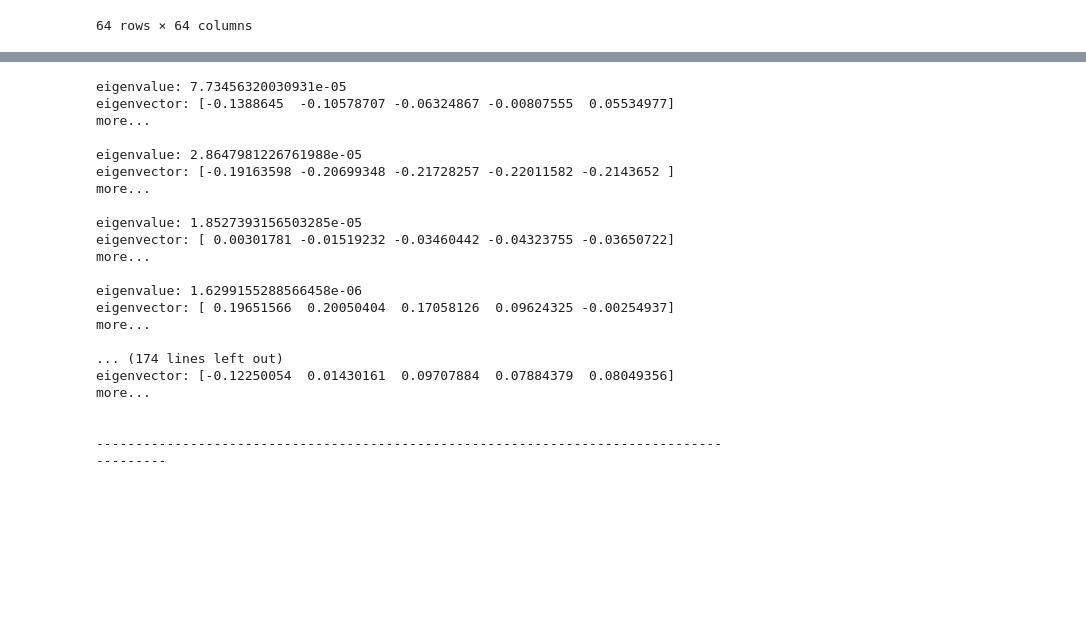
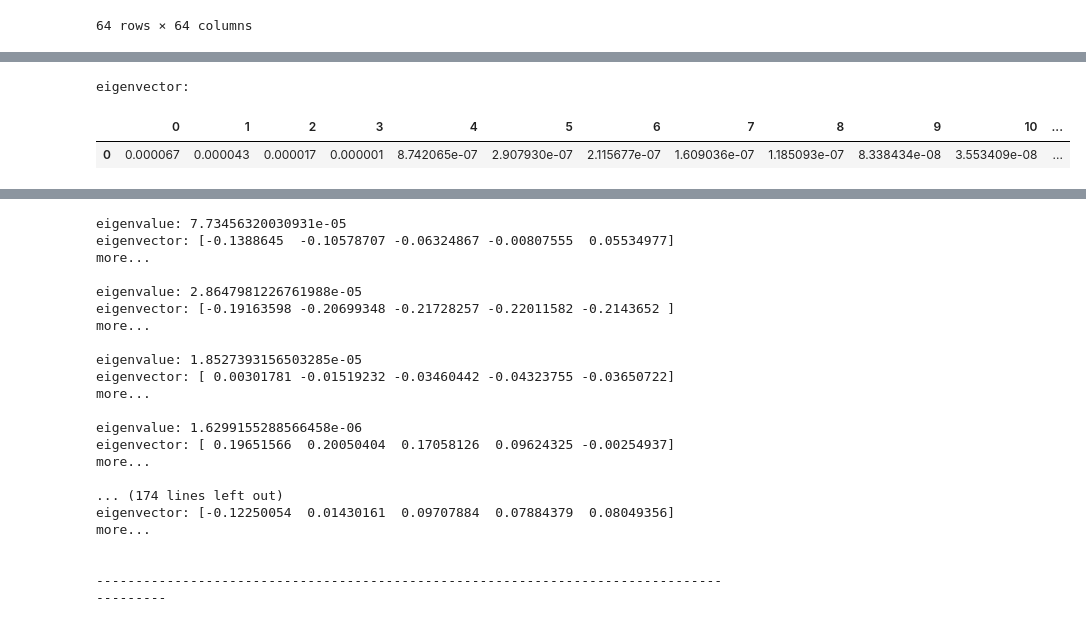
Before and after one commit to nahbos/AUT-Pattern-Recognition, a Jupyter notebook: SPR_HW3/EX03_Q4.ipynb, the cells around one changed output, grey strips where cells are left out. Drawn from its saved outputs; the diff is of its cells as text; code cells hidden in the pictures; blank space fills up the shorter version.

```diff
--- a/SPR_HW3/EX03_Q4.ipynb
+++ b/SPR_HW3/EX03_Q4.ipynb
@@ -128,3 +129,10 @@ eigenvector: [-0.10361799 -0.06178876 -0.01073928  0.04369114  0.09103899  0.132
+# %%
+print('eigenvector:')
+pd.DataFrame(pca_donald.explained_variance_).T
+# %% [output]
+eigenvector:
+|  | 0 | 1 | 2 | 3 | 4 | 5 | 6 | 7 | 8 | 9 | 10 | ... |
+| 0 | 0.000067 | 0.000043 | 0.000017 | 0.000001 | 8.742065e-07 | 2.907930e-07 | 2.115677e-07 | 1.609036e-07 | 1.185093e-07 | 8.338434e-08 | 3.553409e-08 | ... |
 # %%
 fig, ax = plt.subplots(4, 5, figsize=(10, 10))
 [axi.set_axis_off() for axi in ax.ravel()]
```
Also changed, not shown: parts of 3 cells of this notebook, 3 other files.
